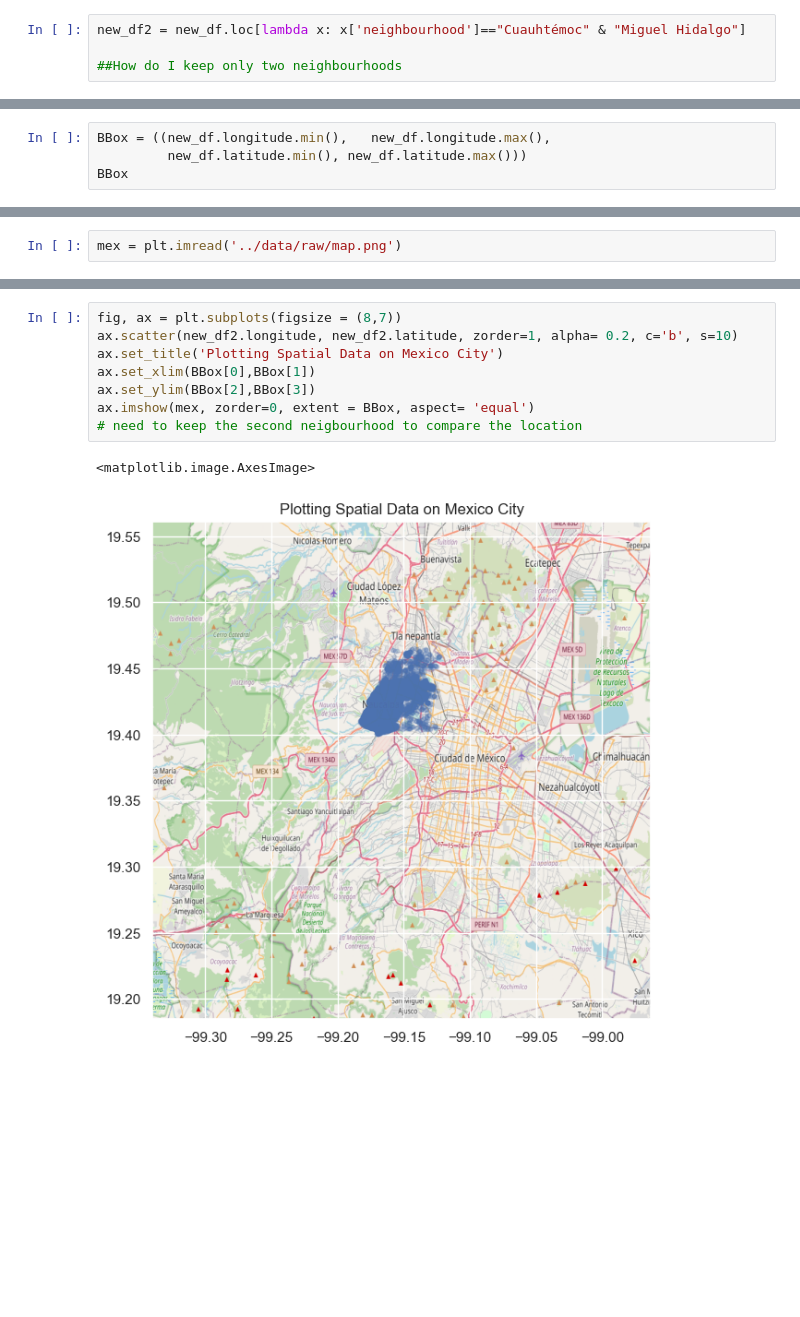
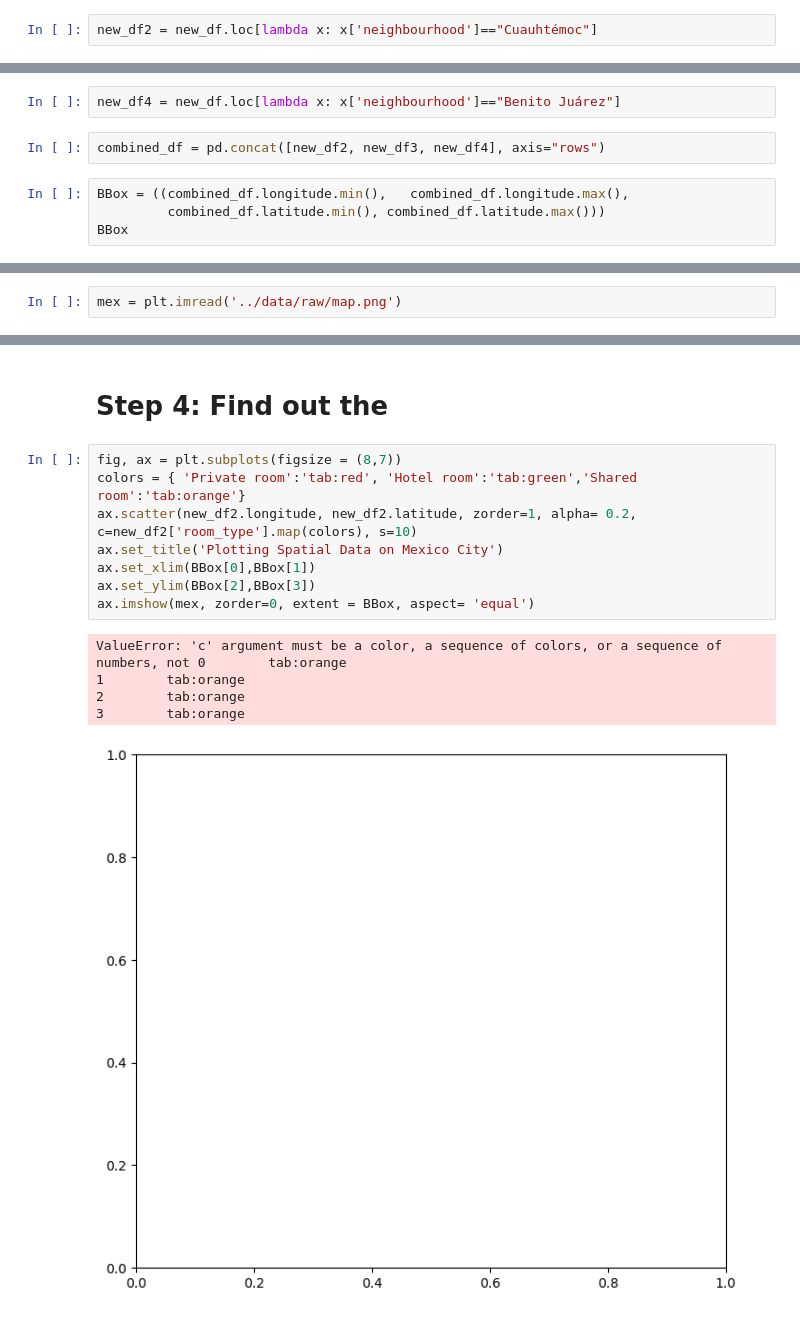
Before and after one commit to ubco-W2022T2-data301/project-group-group21, a Jupyter notebook: analysis/analysis2.ipynb, the cells around one changed output, grey strips where cells are left out. Saved outputs shown, nothing was run; the diff lists cells and outputs as text; blank space fills up the shorter version.

```diff
--- a/analysis/analysis2.ipynb
+++ b/analysis/analysis2.ipynb
@@ -341,4 +363,2 @@ SyntaxError: invalid syntax (2711551069.py, line 1)
 # %%
-new_df2 = new_df.loc[lambda x: x['neighbourhood']=="Cuauhtémoc" & "Miguel Hidalgo"]
-
-##How do I keep only two neighbourhoods
+new_df2 = new_df.loc[lambda x: x['neighbourhood']=="Cuauhtémoc"]
@@ -352,5 +365,9 @@ sns.boxplot(data=new_df2, x="room_type", y="price_cad")
+# %%
+new_df4 = new_df.loc[lambda x: x['neighbourhood']=="Benito Juárez"]
+# %%
+combined_df = pd.concat([new_df2, new_df3, new_df4], axis="rows")
 # %%
-BBox = ((new_df.longitude.min(),   new_df.longitude.max(),
-         new_df.latitude.min(), new_df.latitude.max()))
+BBox = ((combined_df.longitude.min(),   combined_df.longitude.max(),
+         combined_df.latitude.min(), combined_df.latitude.max()))
 BBox
 # %% [output]
@@ -360,11 +428,16 @@ mex = plt.imread('../data/raw/map.png')
+# %% [markdown]
+# Step 4: Find out the
 # %%
 fig, ax = plt.subplots(figsize = (8,7))
-ax.scatter(new_df2.longitude, new_df2.latitude, zorder=1, alpha= 0.2, c='b', s=10)
+colors = { 'Private room':'tab:red', 'Hotel room':'tab:green','Shared room':'tab:orange'}
+ax.scatter(new_df2.longitude, new_df2.latitude, zorder=1, alpha= 0.2, c=new_df2['room_type'].map(colors), s=10)
 ax.set_title('Plotting Spatial Data on Mexico City')
 ax.set_xlim(BBox[0],BBox[1])
 ax.set_ylim(BBox[2],BBox[3])
 ax.imshow(mex, zorder=0, extent = BBox, aspect= 'equal')
-# need to keep the second neigbourhood to compare the location
 # %% [output]
-<matplotlib.image.AxesImage>
+ValueError: 'c' argument must be a color, a sequence of colors, or a sequence of numbers, not 0        tab:orange
+1        tab:orange
+2        tab:orange
+3        tab:orange
-[figure, old version]
+[figure, new version]
```
Also changed, not shown: parts of 19 cells of this notebook, 1 other file.
